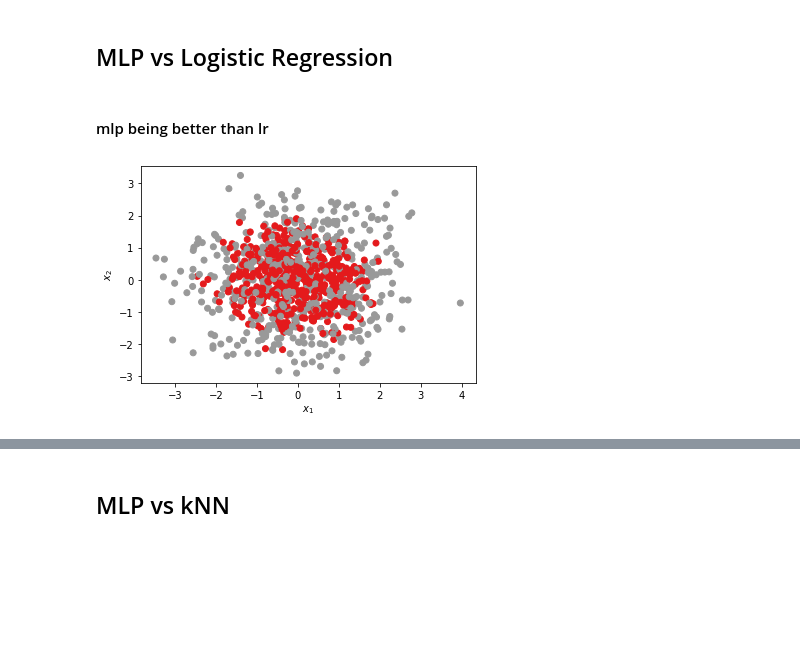
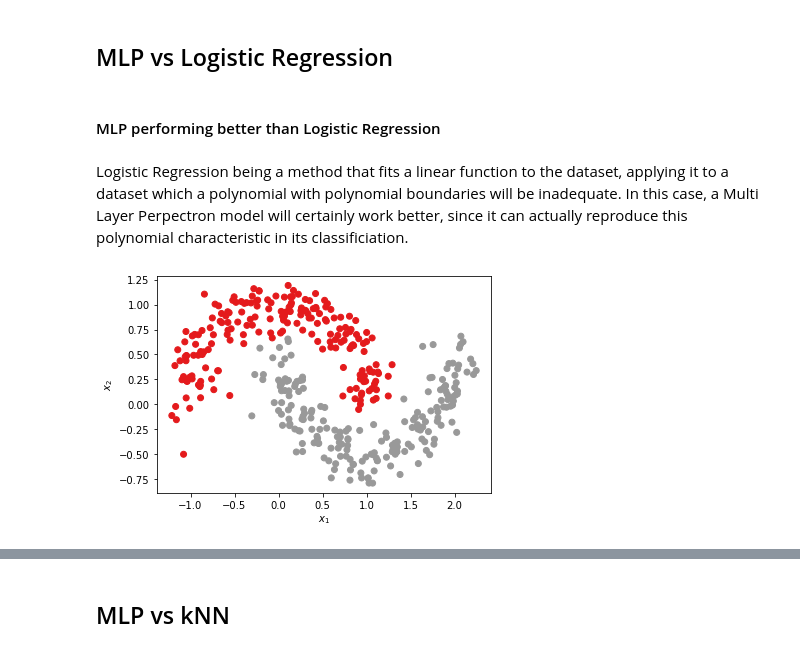
Before and after one commit to MBorgesT/ML_Assignment, a Jupyter notebook: matheus_draft.ipynb, the cells around one changed output, grey strips where cells are left out. Saved outputs shown, nothing was run; the diff lists cells and outputs as text; code cells hidden in the pictures; blank space fills up the shorter version.

```diff
--- a/matheus_draft.ipynb
+++ b/matheus_draft.ipynb
@@ -14,20 +19,29 @@ warnings.simplefilter(action='ignore', category=FutureWarning)
 # %% [markdown]
 <h2>MLP vs Logistic Regression</h2>
 # %% [markdown]
-<h4>mlp being better than lr</h4>
+<h4>MLP performing better than Logistic Regression</h4>
+# %% [markdown]
+Logistic Regression being a method that fits a linear function to the dataset, applying it to a dataset which a polynomial with polynomial boundaries will be inadequate. In this case, a Multi Layer Perpectron model will certainly work better, since it can actually reproduce this polynomial characteristic in its classificiation.
 # %%
 def g_mlp():
     return datasets.make_gaussian_quantiles(
         n_samples=1000,
         n_features=8,
         n_classes=2,
         random_state=42
     )
 
+def g_mlp():
+    return datasets.make_moons(
+        n_samples=400,
+        noise=.14,
+        random_state=42
+    )
+
 X, y = g_mlp()
 plot_2d(X, y)
 # %% [output]
-[figure, old version]
+[figure, new version]
 # %%
 mlp = MLPClassifier(
     hidden_layer_sizes=(64, 32, 32, 8),
```
Also changed, not shown: parts of 21 cells of this notebook, 2 other files.
